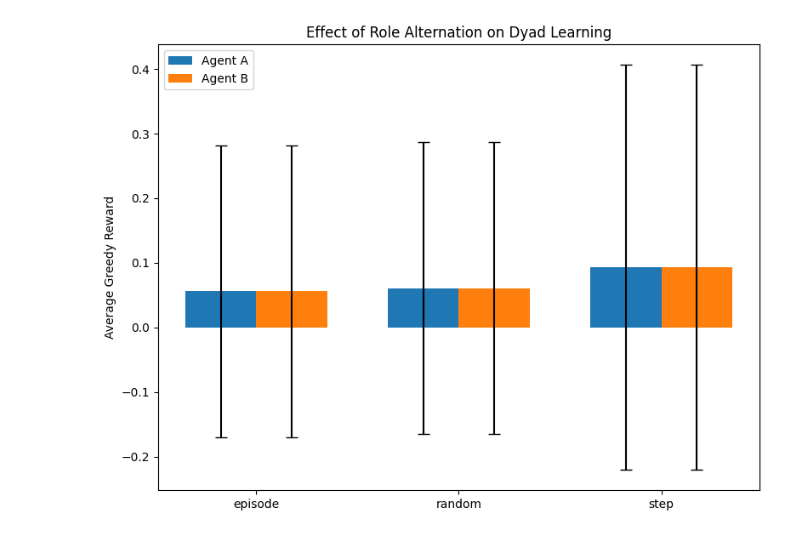
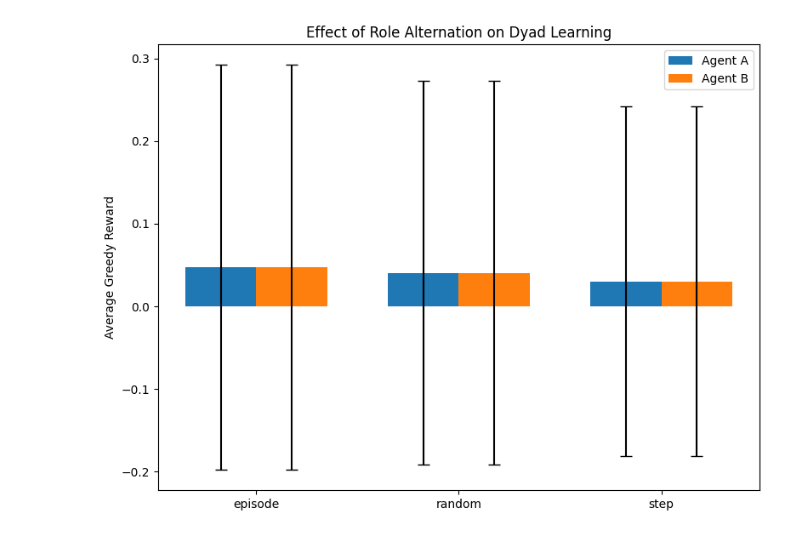
Before and after one commit to abarch/meta_unit, a Jupyter notebook: dyad_learning/multi_exp.ipynb, the cells around one changed output. Saved outputs shown, nothing was run; the diff lists cells and outputs as text; code cells hidden in the pictures.

```diff
--- a/dyad_learning/multi_exp.ipynb
+++ b/dyad_learning/multi_exp.ipynb
@@ -664,7 +720,7 @@ def plot_results(df, title="Dyad Role Alternation Comparison"):
 if __name__ == "__main__":
 
     modes = ["episode", "step", "random"]
-    df = run_multiple( modes, n_runs=20, n_episodes=25, obs_factor=0.5, n_eval_episodes=20)
+    df = run_multiple( modes, n_runs=300, n_episodes=25, obs_factor=0.7, n_eval_episodes=10)
     print(df.groupby(["mode", "agent"]).agg(["mean", "std"]))
     plot_results(df, title="Effect of Role Alternation on Dyad Learning")
 # %% [output]
@@ -688,4 +744,4 @@ step    A      0.0928  0.313808
-[figure, old version]
+[figure, new version]
 # %%
 # different obs-factor for the observational update
 
```
Also changed, not shown: parts of 8 cells of this notebook.
